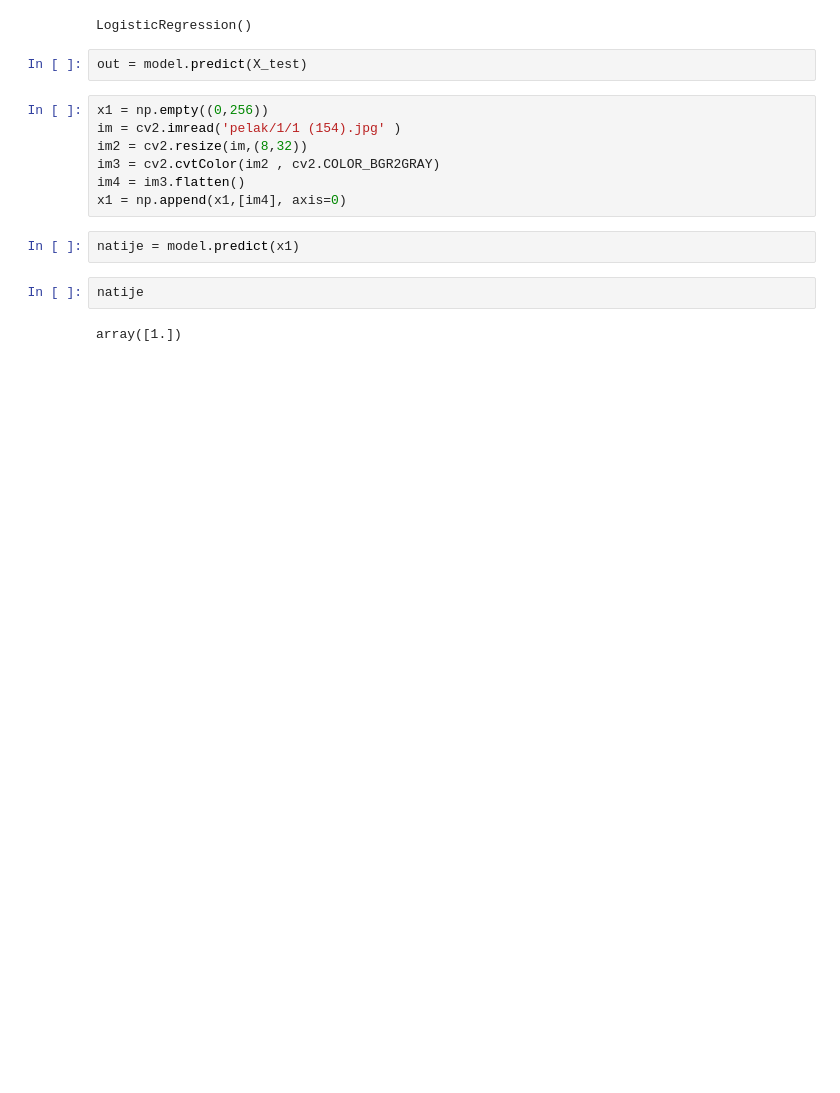
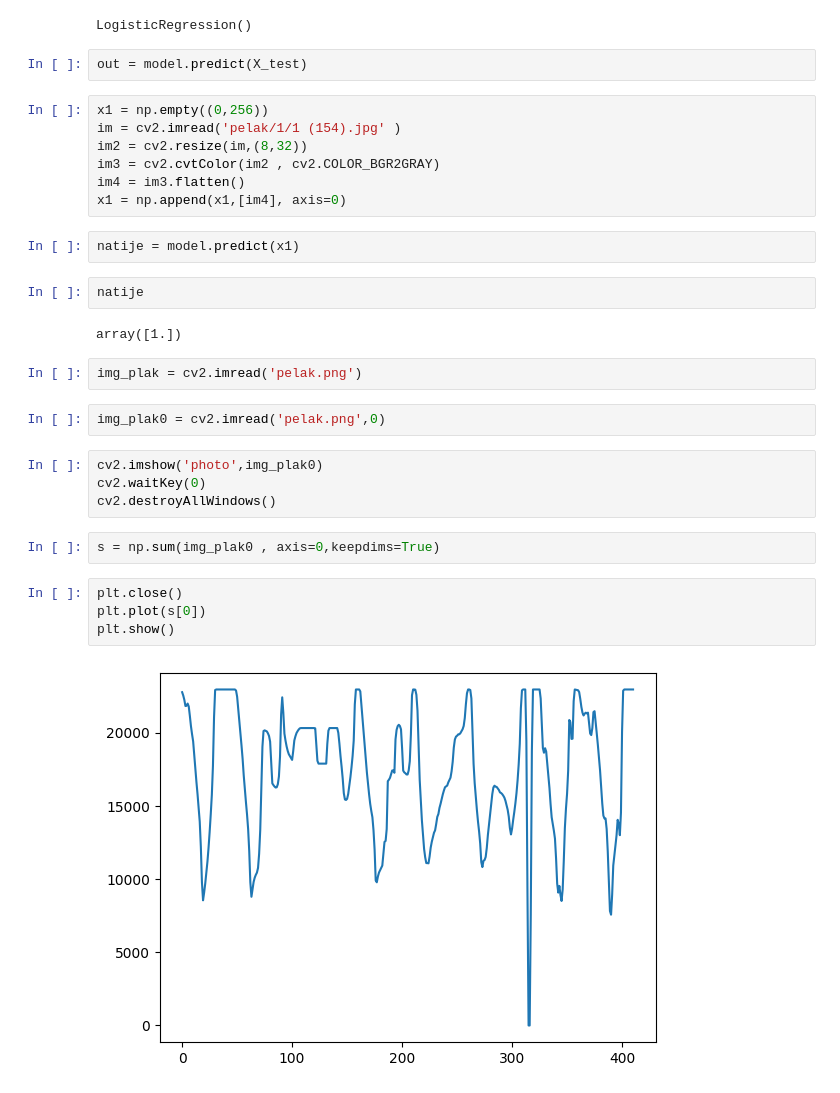
Before and after one commit to Malihashahi/Ai2, a Jupyter notebook: pelakCar.ipynb, the cells around one changed output. Drawn from its saved outputs; the diff is of its cells as text; blank space fills up the shorter version.

Commit message:
use matplotlib for show diagram of pelak array

```diff
--- a/pelakCar.ipynb
+++ b/pelakCar.ipynb
@@ -83,3 +84,19 @@ natije = model.predict(x1)
 natije
 # %% [output]
 array([1.])
+# %%
+img_plak = cv2.imread('pelak.png')
+# %%
+img_plak0 = cv2.imread('pelak.png',0)
+# %%
+cv2.imshow('photo',img_plak0)
+cv2.waitKey(0)
+cv2.destroyAllWindows()
+# %%
+s = np.sum(img_plak0 , axis=0,keepdims=True)
+# %%
+plt.close()
+plt.plot(s[0])
+plt.show()
+# %% [output]
+[figure, added]
```
Also changed, not shown: parts of 1 cell of this notebook, 1 other file.
